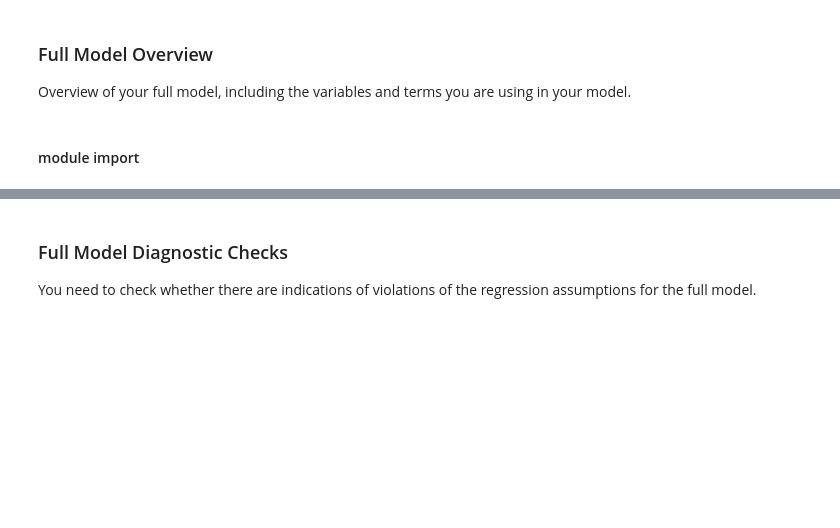
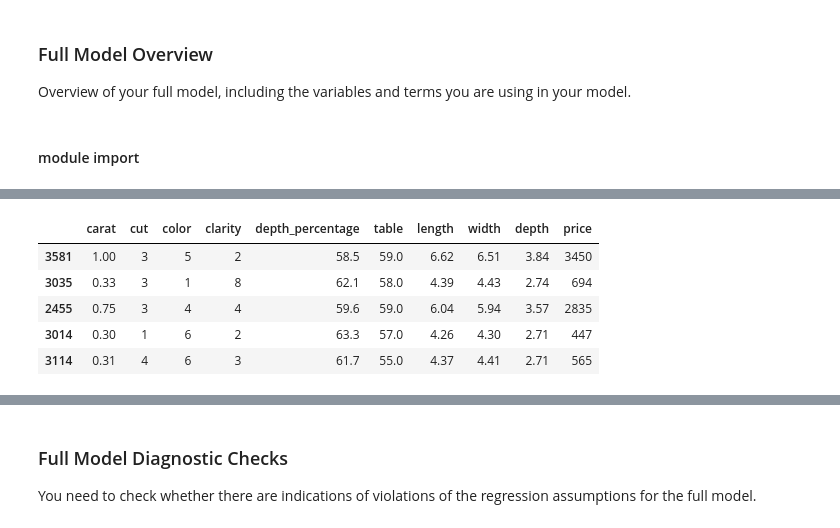
Before and after one commit to lavimonteiro/math_2, a Jupyter notebook: Phase2_Group27.ipynb, the cells around one changed output, grey strips where cells are left out. Saved outputs shown, nothing was run; the diff lists cells and outputs as text; code cells hidden in the pictures; blank space fills up the shorter version.

```diff
--- a/Phase2_Group27.ipynb
+++ b/Phase2_Group27.ipynb
@@ -114,0 +112,10 @@ df.head()
+# %%
+df = df.rename(columns = {'depth percentage': 'depth_percentage'})
+df.sample(5, random_state=999)
+# %% [output]
+|  | carat | cut | color | clarity | depth_percentage | table | length | width | depth | price |
+| 3581 | 1.00 | 3 | 5 | 2 | 58.5 | 59.0 | 6.62 | 6.51 | 3.84 | 3450 |
+| 3035 | 0.33 | 3 | 1 | 8 | 62.1 | 58.0 | 4.39 | 4.43 | 2.74 | 694 |
+| 2455 | 0.75 | 3 | 4 | 4 | 59.6 | 59.0 | 6.04 | 5.94 | 3.57 | 2835 |
+| 3014 | 0.30 | 1 | 6 | 2 | 63.3 | 57.0 | 4.26 | 4.30 | 2.71 | 447 |
+| 3114 | 0.31 | 4 | 6 | 3 | 61.7 | 55.0 | 4.37 | 4.41 | 2.71 | 565 |
```
Also changed, not shown: parts of 4 cells of this notebook, 2 other files.
